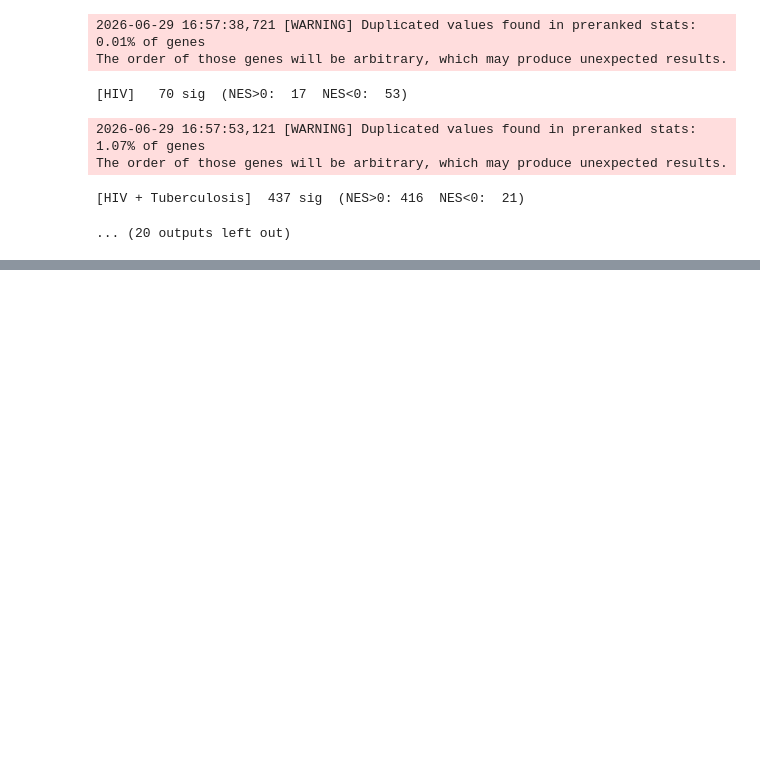
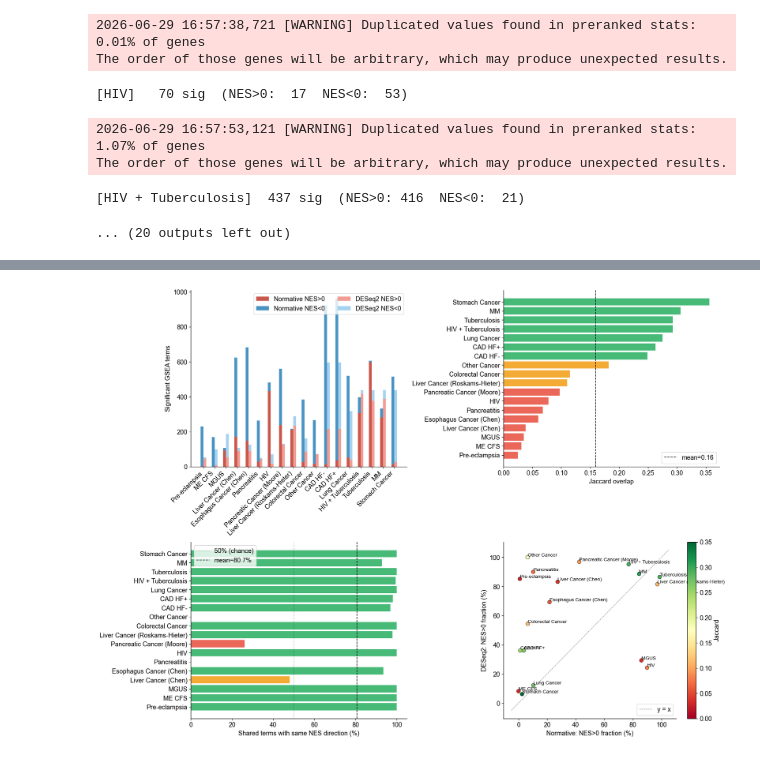
Before and after one commit to jmj3078/cfRNA_NormativeModeling, a Jupyter notebook: Modeling/_gene_enrichment.ipynb, the cells around one changed output, grey strips where cells are left out. Saved outputs shown, nothing was run; the diff lists cells and outputs as text; code cells hidden in the pictures; blank space fills up the shorter version.

```diff
--- a/Modeling/_gene_enrichment.ipynb
+++ b/Modeling/_gene_enrichment.ipynb
@@ -508,0 +717,64 @@ NameError: name 'GSEA_DIR' is not defined
+# %%
+ph_labels = cdf.index
+x = np.arange(len(cdf))
+fig = plt.figure(figsize=(18, 13))
+gs_fig = gridspec.GridSpec(2, 2, figure=fig)
+
+# ── Panel A: Term count (stacked: UP / DOWN) ──────────────────────────
+ax = fig.add_subplot(gs_fig[0, 0])
+norm_up = cdf['n_norm'] * cdf['norm_up_pct'] / 100
+norm_dn = cdf['n_norm'] * cdf['norm_dn_pct'] / 100
+deseq_up = cdf['n_deseq'] * cdf['deseq_up_pct'] / 100
+deseq_dn = cdf['n_deseq'] * cdf['deseq_dn_pct'] / 100
+
+w = 0.25
+ax.bar(x - w/2, norm_up,  w, color='#c0392b', alpha=0.85, label='Normative NES>0')
+ax.bar(x - w/2, norm_dn,  w, bottom=norm_up, color='#2980b9', alpha=0.85, label='Normative NES<0')
+ax.bar(x + w/2, deseq_up, w, color='#e74c3c', alpha=0.55, label='DESeq2 NES>0')
+ax.bar(x + w/2, deseq_dn, w, bottom=deseq_up, color='#5dade2', alpha=0.55, label='DESeq2 NES<0')
+ax.set_xticks(x); ax.set_xticklabels(ph_labels, rotation=45, ha='right')
+ax.set_ylabel('Significant GSEA terms')
+ax.legend(ncol=2)
+
+# ── Panel B: Jaccard per phenotype ────────────────────────────────────
+ax = fig.add_subplot(gs_fig[0, 1])
+colors = ['#e74c3c' if j < 0.1 else '#f39c12' if j < 0.2 else '#27ae60'
+          for j in cdf['jaccard']]
+ax.barh(ph_labels, cdf['jaccard'], color=colors, alpha=0.85)
+ax.axvline(cdf['jaccard'].mean(), color='black', linewidth=1.2,
+           linestyle='--', label=f'mean={cdf.jaccard.mean():.2f}')
+ax.set_xlabel('Jaccard overlap')
+ax.legend()
+
+# ── Panel C: NES sign agreement % ─────────────────────────────────────
+ax = fig.add_subplot(gs_fig[1, 0])
+colors2 = ['#e74c3c' if p < 30 else '#f39c12' if p < 60 else '#27ae60'
+           for p in cdf['pct_agree']]
+ax.barh(ph_labels, cdf['pct_agree'], color=colors2, alpha=0.85)
+ax.axvline(50, color='black', linewidth=0.8, linestyle=':', alpha=0.6, label='50% (chance)')
+ax.axvline(cdf['pct_agree'].mean(), color='black', linewidth=1.2,
+           linestyle='--', label=f'mean={cdf.pct_agree.mean():.1f}%')
+ax.set_xlabel('Shared terms with same NES direction (%)')
+ax.legend()
+
+# ── Panel D: NES>0 fraction comparison ────────────────────────────────
+ax = fig.add_subplot(gs_fig[1, 1])
+ax.scatter(cdf['norm_up_pct'], cdf['deseq_up_pct'], s=60,
+           c=cdf['jaccard'], cmap='RdYlGn', vmin=0, vmax=0.35,
+           edgecolors='black', linewidths=0.5, zorder=3)
+for ph, row in cdf.iterrows():
+    ax.annotate(ph, (row['norm_up_pct'], row['deseq_up_pct']), ha='left', va='bottom')
+lo = min(cdf['norm_up_pct'].min(), cdf['deseq_up_pct'].min()) - 5
+hi = max(cdf['norm_up_pct'].max(), cdf['deseq_up_pct'].max()) + 5
+ax.plot([lo, hi], [lo, hi], 'k--', linewidth=0.8, alpha=0.5, label='y = x')
+sc = ax.scatter([], [], c=[], cmap='RdYlGn', vmin=0, vmax=0.35)
+plt.colorbar(plt.cm.ScalarMappable(cmap='RdYlGn',
+             norm=plt.Normalize(0, 0.35)), ax=ax, label='Jaccard')
+ax.set_xlabel('Normative: NES>0 fraction (%)')
+ax.set_ylabel('DESeq2: NES>0 fraction (%)')
+ax.legend()
+
+plt.tight_layout()
+plt.show()
+# %% [output]
+[figure, added]
```
Also changed, not shown: parts of 11 cells of this notebook, 8 other files.
